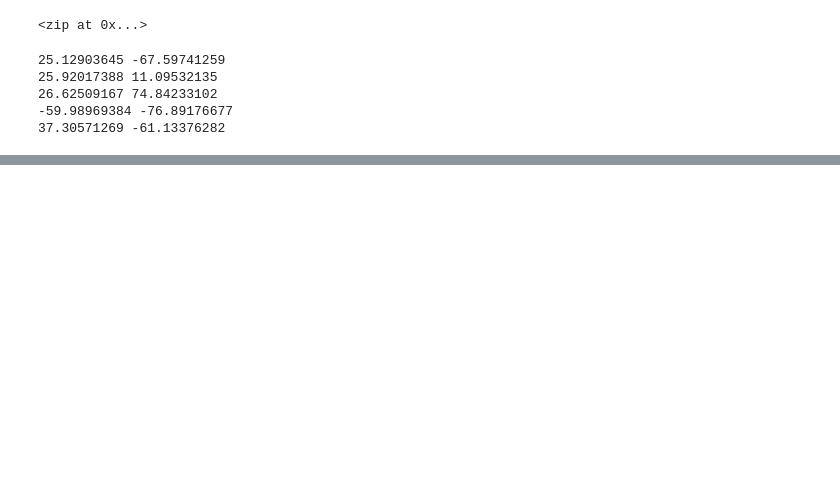
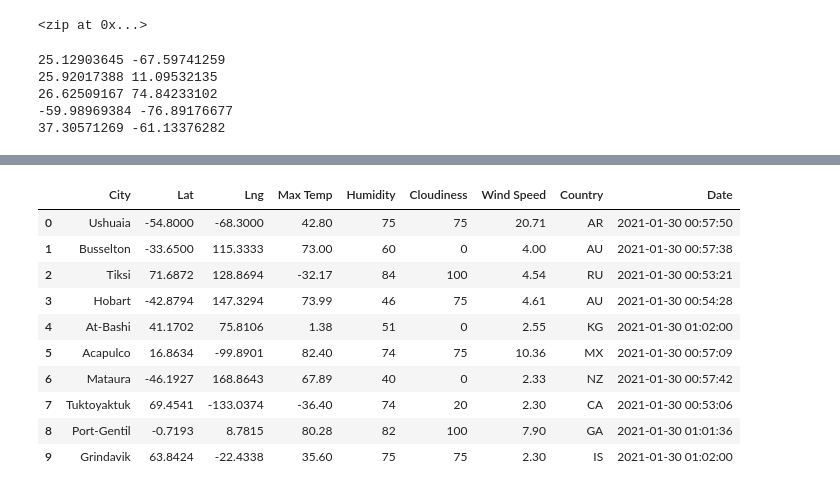
Before and after one commit to v2krishna/World_Weather_Analysis, a Jupyter notebook: WeatherPy.ipynb, the cells around one changed output, grey strips where cells are left out. Saved outputs shown, nothing was run; the diff lists cells and outputs as text; code cells hidden in the pictures; blank space fills up the shorter version.

Commit message:
weather api call and store into city_dataframe

```diff
--- a/WeatherPy.ipynb
+++ b/WeatherPy.ipynb
@@ -68,0 +76,3 @@ len(cities)
+# %%
+url = "http://api.openweathermap.org/data/2.5/weather?units=Imperial&APPID=" + weather_api_key
+url
@@ -68,0 +169,16 @@ len(cities)
+# %%
+# convert the city_data array of dictionaries to a Pandas DataFrame
+city_data_df = pd.DataFrame(city_data)
+city_data_df.head(10)
+# %% [output]
+|  | City | Lat | Lng | Max Temp | Humidity | Cloudiness | Wind Speed | Country | Date |
+| 0 | Ushuaia | -54.8000 | -68.3000 | 42.80 | 75 | 75 | 20.71 | AR | 2021-01-30 00:57:50 |
+| 1 | Busselton | -33.6500 | 115.3333 | 73.00 | 60 | 0 | 4.00 | AU | 2021-01-30 00:57:38 |
+| 2 | Tiksi | 71.6872 | 128.8694 | -32.17 | 84 | 100 | 4.54 | RU | 2021-01-30 00:53:21 |
+| 3 | Hobart | -42.8794 | 147.3294 | 73.99 | 46 | 75 | 4.61 | AU | 2021-01-30 00:54:28 |
+| 4 | At-Bashi | 41.1702 | 75.8106 | 1.38 | 51 | 0 | 2.55 | KG | 2021-01-30 01:02:00 |
+| 5 | Acapulco | 16.8634 | -99.8901 | 82.40 | 74 | 75 | 10.36 | MX | 2021-01-30 00:57:09 |
+| 6 | Mataura | -46.1927 | 168.8643 | 67.89 | 40 | 0 | 2.33 | NZ | 2021-01-30 00:57:42 |
+| 7 | Tuktoyaktuk | 69.4541 | -133.0374 | -36.40 | 74 | 20 | 2.30 | CA | 2021-01-30 00:53:06 |
+| 8 | Port-Gentil | -0.7193 | 8.7815 | 80.28 | 82 | 100 | 7.90 | GA | 2021-01-30 01:01:36 |
+| 9 | Grindavik | 63.8424 | -22.4338 | 35.60 | 75 | 75 | 2.30 | IS | 2021-01-30 01:02:00 |
```
Also changed, not shown: parts of 8 cells of this notebook, 3 other files.
